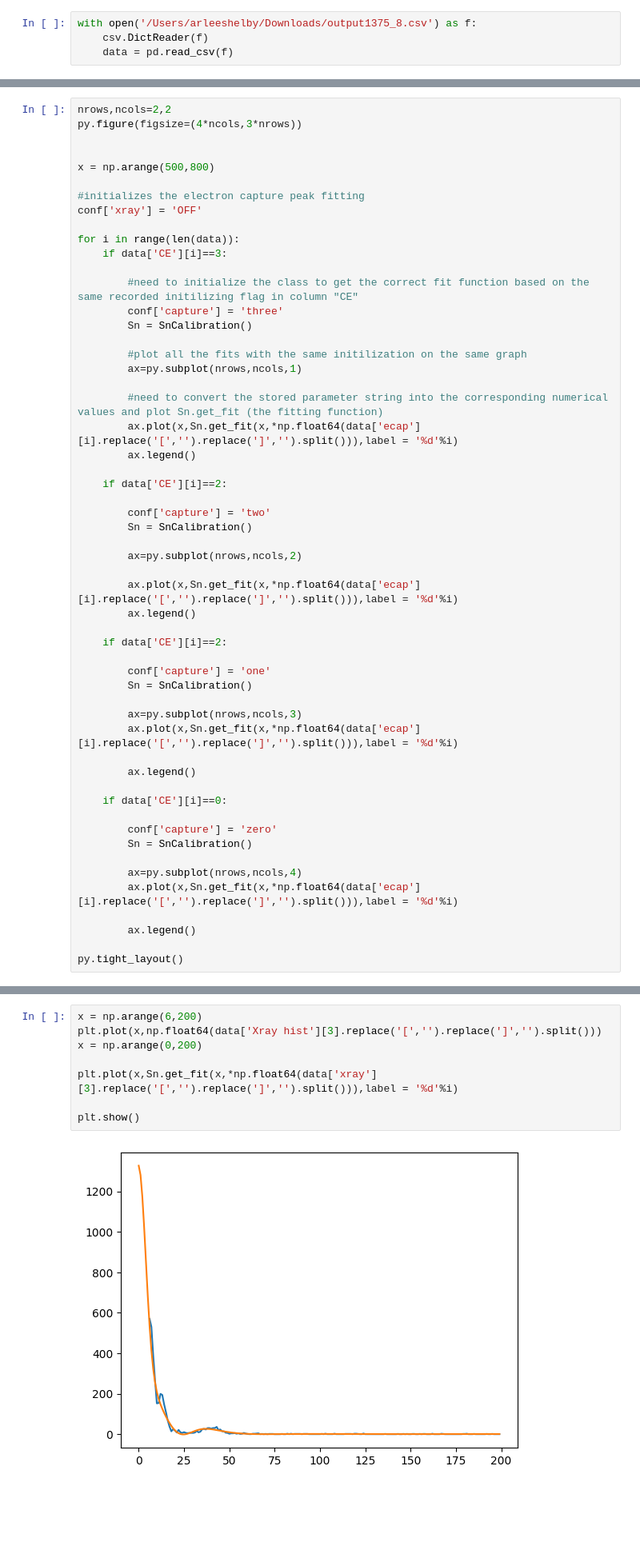
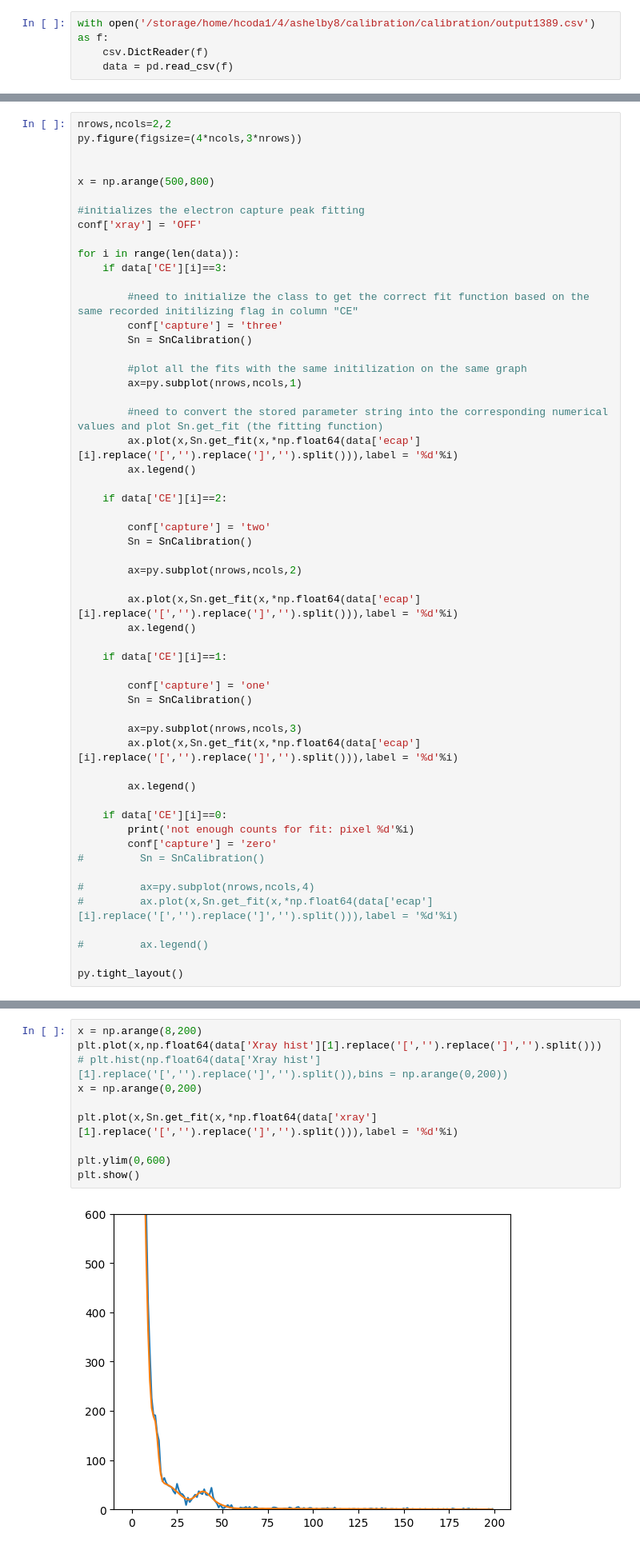
Before and after one commit to arlee-shelby/calibration, a Jupyter notebook: Sncalibration_analysis.ipynb, the cells around one changed output, grey strips where cells are left out. Shown: that part at 80% size. Saved outputs shown, nothing was run; the diff lists cells and outputs as text; blank space fills up the shorter version.

```diff
--- a/Sncalibration_analysis.ipynb
+++ b/Sncalibration_analysis.ipynb
@@ -19,7 +19,7 @@ np.set_printoptions(threshold=sys.maxsize)
 - read output file from calibration script
 - create pandas DataFrame for data
 # %%
-with open('/Users/arleeshelby/Downloads/output1375_8.csv') as f:
+with open('/storage/home/hcoda1/4/ashelby8/calibration/calibration/output1389.csv') as f:
     csv.DictReader(f)
     data = pd.read_csv(f)
 # %%
@@ -101,7 +101,7 @@ for i in range(len(data)):
         ax.plot(x,Sn.get_fit(x,*np.float64(data['ecap'][i].replace('[','').replace(']','').split())),label = '%d'%i)
         ax.legend()
 
-    if data['CE'][i]==2:
+    if data['CE'][i]==1:
 
         conf['capture'] = 'one'
         Sn = SnCalibration()
@@ -112,14 +112,14 @@ for i in range(len(data)):
         ax.legend()
 
     if data['CE'][i]==0:
+        print('not enough counts for fit: pixel %d'%i)
+        conf['capture'] = 'zero'
+#         Sn = SnCalibration()
 
-        conf['capture'] = 'zero'
-        Sn = SnCalibration()
+#         ax=py.subplot(nrows,ncols,4)
+#         ax.plot(x,Sn.get_fit(x,*np.float64(data['ecap'][i].replace('[','').replace(']','').split())),label = '%d'%i)
 
-        ax=py.subplot(nrows,ncols,4)
-        ax.plot(x,Sn.get_fit(x,*np.float64(data['ecap'][i].replace('[','').replace(']','').split())),label = '%d'%i)
-
-        ax.legend()
+#         ax.legend()
 
 py.tight_layout()
 # %% [output]
@@ -234,15 +237,17 @@ plt.show()
 # %% [markdown]
 # Fit comparision
 # %%
-x = np.arange(6,200)
-plt.plot(x,np.float64(data['Xray hist'][3].replace('[','').replace(']','').split()))
+x = np.arange(8,200)
+plt.plot(x,np.float64(data['Xray hist'][1].replace('[','').replace(']','').split()))
+# plt.hist(np.float64(data['Xray hist'][1].replace('[','').replace(']','').split()),bins = np.arange(0,200))
 x = np.arange(0,200)
 
-plt.plot(x,Sn.get_fit(x,*np.float64(data['xray'][3].replace('[','').replace(']','').split())),label = '%d'%i)
+plt.plot(x,Sn.get_fit(x,*np.float64(data['xray'][1].replace('[','').replace(']','').split())),label = '%d'%i)
 
+plt.ylim(0,600)
 plt.show()
 # %% [output]
-[figure, old version]
+[figure, new version]
 # %% [markdown]
 # Calibration Model Analysis:
 - create new data frames for the fit prameters themselves
```
Also changed, not shown: parts of 20 cells of this notebook, 13 other files.
